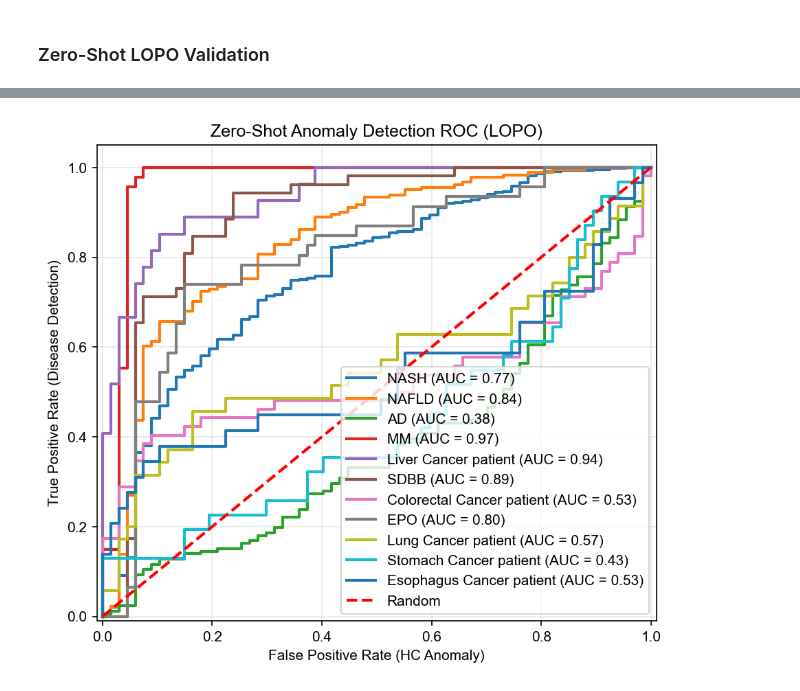
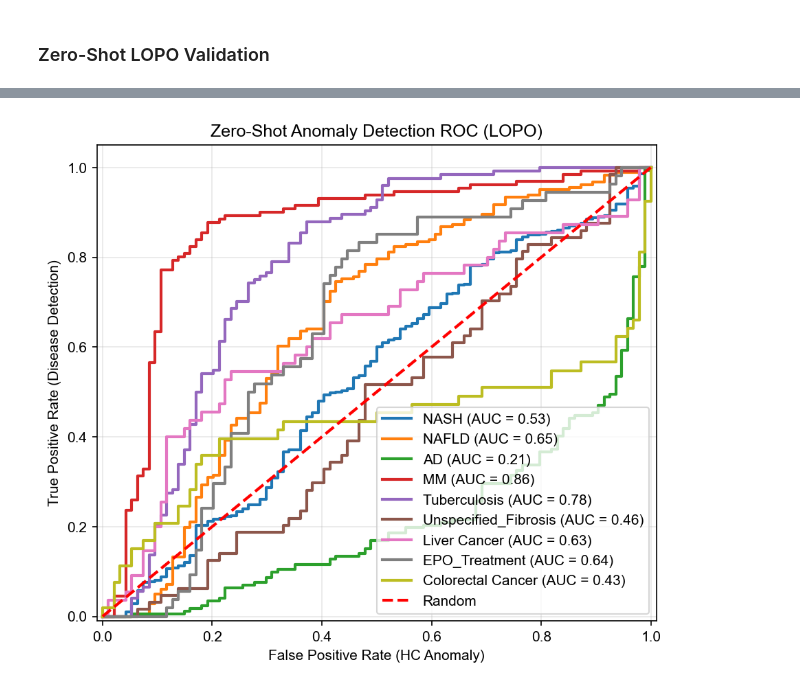
Before and after one commit to jmj3078/cfRNA_NormativeModeling, a Jupyter notebook: Data_For_Modeling/NormativeModel_GlobalDispersion.ipynb, the cells around one changed output, grey strips where cells are left out. Drawn from its saved outputs; the diff is of its cells as text; code cells hidden in the pictures.

```diff
--- a/Data_For_Modeling/NormativeModel_GlobalDispersion.ipynb
+++ b/Data_For_Modeling/NormativeModel_GlobalDispersion.ipynb
@@ -454,0 +515,10 @@ print(meta_info)
+# %%
+train_loader, val_loader, meta_info = prepare_normative_loaders(x_data,
+                                        batch_df,
+                                        qc_df,
+                                        label_df,
+                                        batch_size=128,
+                                        resampling=True,
+                                        hc_label='Healthy Control')
+
+print(meta_info)
@@ -455,20 +529,19 @@ print(meta_info)
 # %%
 args = NormativeArgs(
-    n_genes=meta_info['n_genes'],                  # 3394
-    n_batch_subcategories=meta_info['n_batch_subcategories'], # [6, 2, 3, 3]
-    n_phenotypes=meta_info['n_phenotypes'],        # 24
-    n_qc_metrics=meta_info['n_qc_metrics'],        # 8
-    # --- 학습 파라미터 ---
+    n_genes=meta_info['n_genes'],
+    n_batch_subcategories=meta_info['n_batch_subcategories'],
+    n_phenotypes=meta_info['n_phenotypes'],
+    n_qc_metrics=meta_info['n_qc_metrics'],
     z_dim=4,
     hidden_dim=32,
-    epochs=250,
+    epochs=200,
     batch_size=256,
     learning_rate=1e-3,
     weight_decay=1e-4,
     grad_clip=5.0,
     l2_lambda_pheno=0.01,
-    warmup_epochs=100,
-    kl_max_beta=2.0,
+    warmup_epochs=50,
+    kl_max_beta=10.0,
     hc_index=9
 )
 
@@ -1211,11 +1318,7 @@ def run_zero_shot_lopo_evaluation(expr_np, batch_df, qc_df, label_df, args, targ
     plt.show()
 
 # 사용 예시
-targets_to_test = ['NASH', 'NAFLD', 'AD', 'R2D2', 'MM',
-                  'GHL', 'TBSQUARE', 'Liver Cancer patient', 'SDBB',
-                  'Colorectal Cancer patient', 'EPO', 'Lung Cancer patient',
-                  'Stomach Cancer patient',
-                  'Esophagus Cancer patient']
+targets_to_test = ['NASH', 'Healthy Control', 'NAFLD', 'AD', 'MM', 'Tuberculosis', 'Unspecified_Fibrosis', 'Liver Cancer', 'EPO_Treatment', 'Colorectal Cancer']
 run_zero_shot_lopo_evaluation(x_data, batch_df, qc_df, label_df, args, targets_to_test)
 # %% [output]
 ==================================================
@@ -1238 +1341 @@ run_zero_shot_lopo_evaluation(x_data, batch_df, qc_df, label_df, args, targets_t
-[figure, old version]
+[figure, new version]
```
Also changed, not shown: parts of 14 cells of this notebook, 1 other file.
